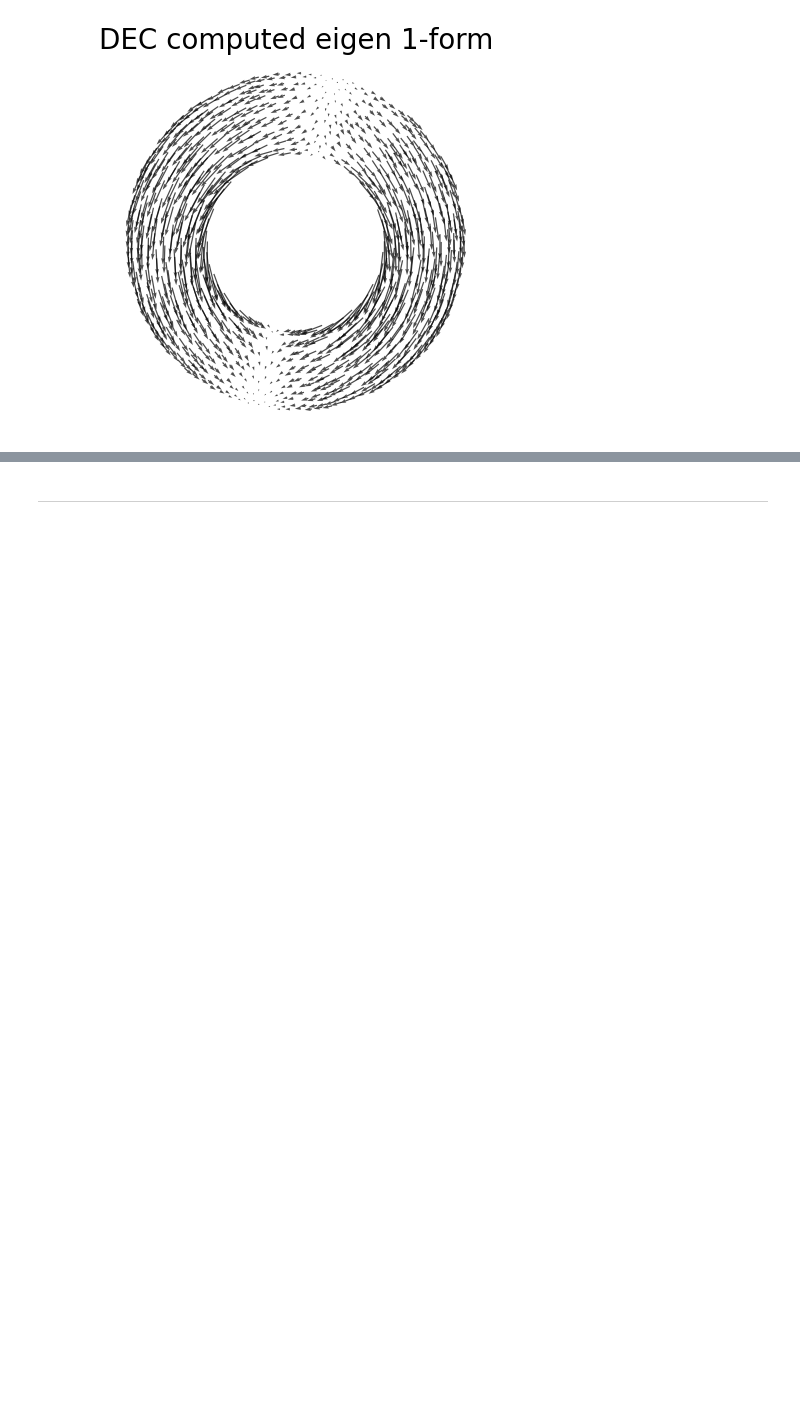
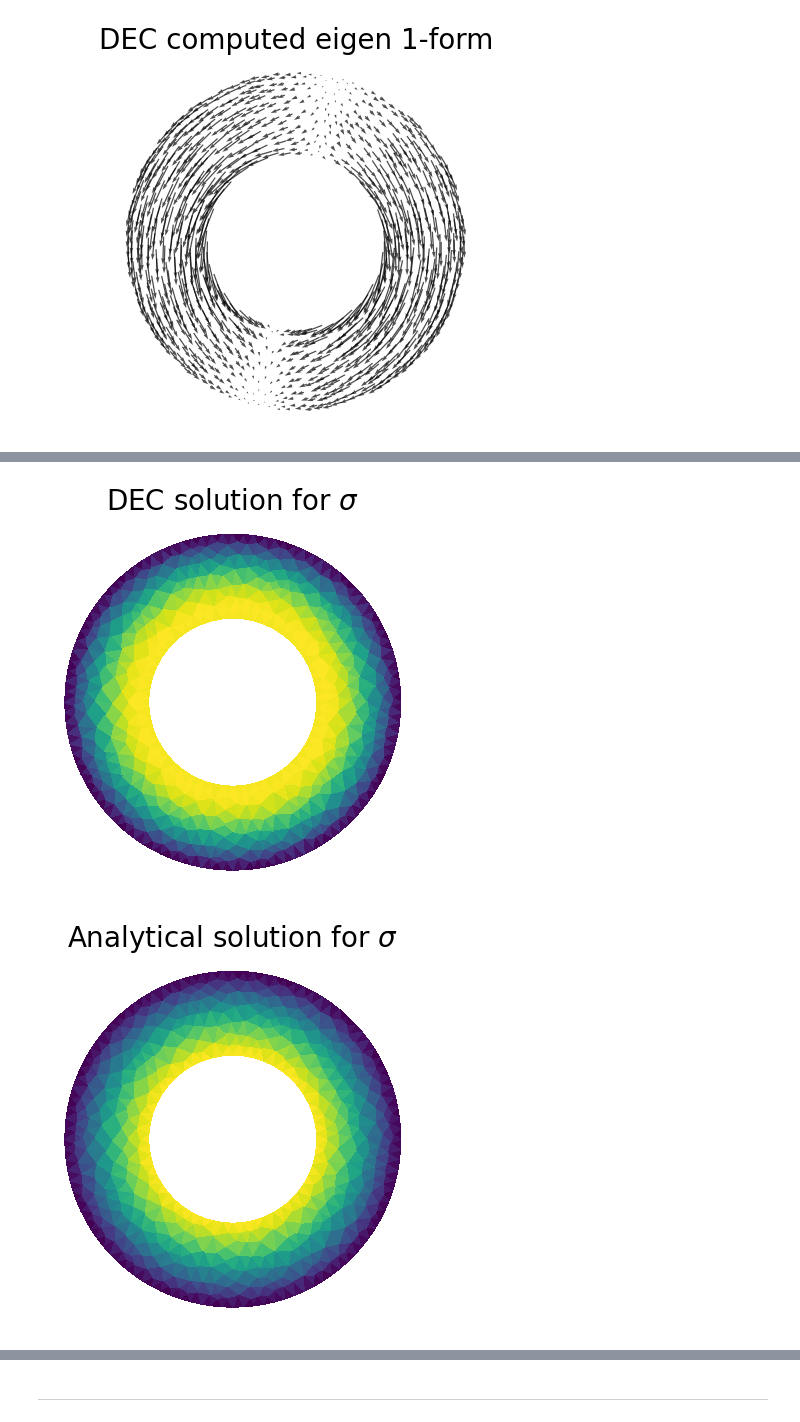
Before and after one commit to discrete-exterior-calculus/dec-icts-2025, a Jupyter notebook: PyDEC-intro.ipynb, the cells around one changed output, grey strips where cells are left out. Cells and saved outputs as stored; diff of their text form; code cells hidden in the pictures; blank space fills up the shorter version.

Commit message:
Added a mixed form 1-Poisson solution

```diff
--- a/PyDEC-intro.ipynb
+++ b/PyDEC-intro.ipynb
@@ -450,0 +620,19 @@ Computed eigenvalues are:  [-2.39912257e-15  4.60036850e-01  4.60089079e-01  1.7
+# %%
+# Visualize the solutions: sigma
+
+# Plot computed 0-form sigma
+plt.figure(); fig = plt.gcf(); ax = plt.gca()
+ax.tripcolor(sc.vertices[:, 0], sc.vertices[:, 1], sc.simplices, sigma)
+ax.set_aspect('equal'); plt.axis('off')
+ax.set_title('DEC solution for $\sigma$', fontsize=20);
+
+# Plot true 0-form sigma
+sigma_true = np.array(list(map(lambda x: sigma_analytical(*cart2pol(*x)), sc.vertices)))
+
+plt.figure(); fig = plt.gcf(); ax = plt.gca()
+ax.tripcolor(sc.vertices[:, 0], sc.vertices[:, 1], sc.simplices, sigma_true)
+ax.set_aspect('equal'); plt.axis('off')
+ax.set_title('Analytical solution for $\sigma$', fontsize=20);
+# %% [output]
+[figure, added]
+[figure, added]
```
Also changed, not shown: parts of 9 cells of this notebook.
